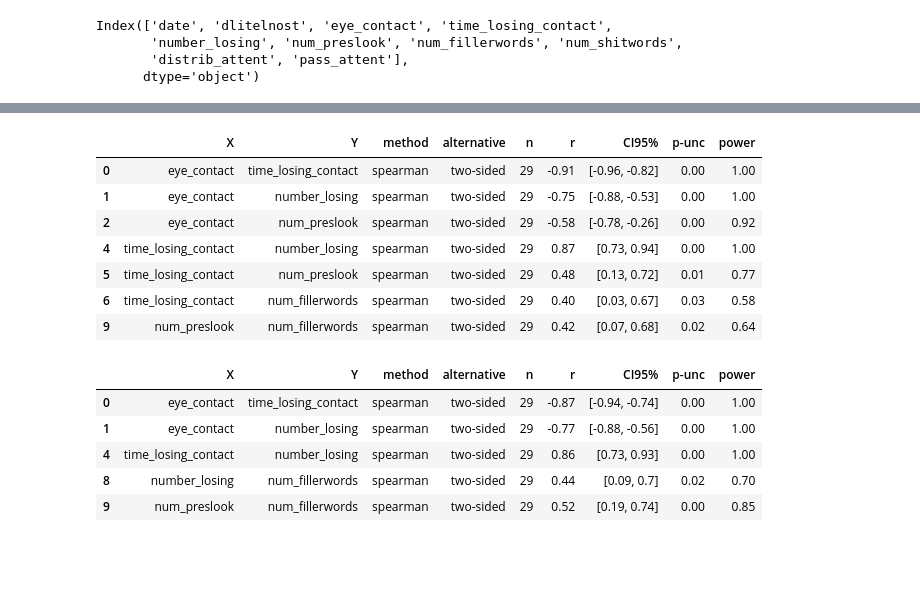
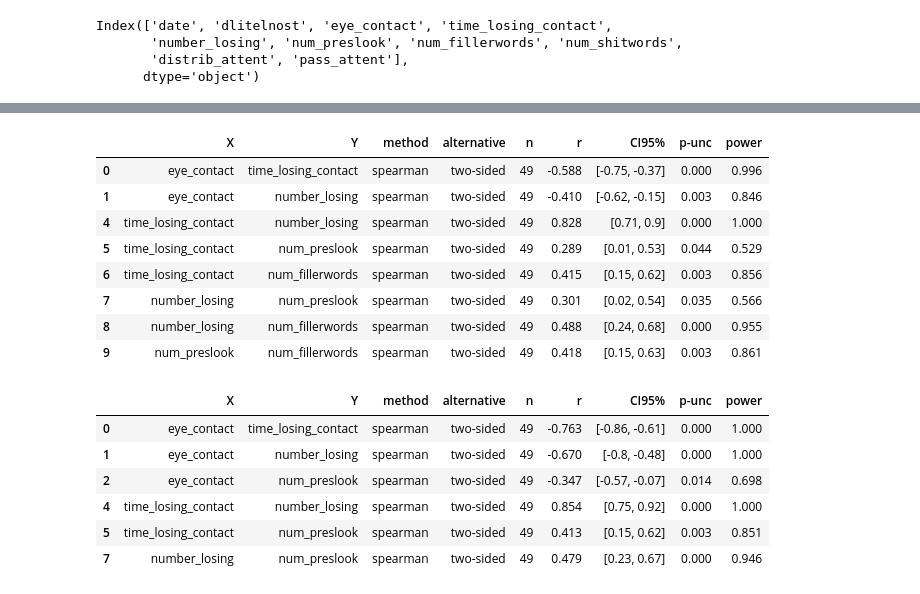
Before and after one commit to Aryunaa/Linguistics, a Jupyter notebook: vr_presentations/jan.ipynb, the cells around one changed output, grey strips where cells are left out. Saved outputs shown, nothing was run; the diff lists cells and outputs as text; code cells hidden in the pictures; blank space fills up the shorter version.

```diff
--- a/vr_presentations/jan.ipynb
+++ b/vr_presentations/jan.ipynb
@@ -53,2 +82,5 @@ lsk.head()
 # %%
-lsk.date = pd.to_datetime(lsk["date"], format="%d.%m.%y %H:%M")
+formati = '%d.%m.%y %H:%M'
+lsk.date = pd.to_datetime(lsk["date"], format=formati)
+#formati2 = '%'
+#lsk['dlitelnost']
@@ -54,0 +119,2 @@ lsk.date = pd.to_datetime(lsk["date"], format="%d.%m.%y %H:%M")
+# %%
+lsk = lsk[lsk['dlitelnost_secs']>25]
@@ -55,6 +127,7 @@ lsk.date = pd.to_datetime(lsk["date"], format="%d.%m.%y %H:%M")
 # %%
 lsk['eye_contact'] = lsk['eye_contact'].str.replace('%', '', regex=True)
 # %%
+lsk["eye_contact"] = lsk["eye_contact"].fillna(0)
 lsk["eye_contact"] = lsk["eye_contact"].astype(int)
 # %%
 lsk = lsk[['fam', 'name', 'date',
@@ -93,6 +166,8 @@ lsk['distrib_attent'] = lsk['distrib_attent'].apply(categ)
 # %%
 lsk.groupby(['pass_attent']).count()
 lsk['pass_attent'] = lsk['pass_attent'].apply(categ2)
+# %%
+lsk = lsk.fillna(0)
 # %%
 df2 = lsk.sort_values(['fam', 'name', 'date'],
               ascending = [True, True, True])
@@ -193,12 +270,13 @@ pg.ttest(x,y)
 # %%
-corrs2 = pg.pairwise_corr(num2, method='spearman').round(2)
+corrs2 = pg.pairwise_corr(num2, method='spearman').round(3)
 corrs2[corrs2['p-unc']<0.05]
 # %% [output]
 |  | X | Y | method | alternative | n | r | CI95% | p-unc | power |
-| 0 | eye_contact | time_losing_contact | spearman | two-sided | 29 | -0.91 | [-0.96, -0.82] | 0.00 | 1.00 |
-| 1 | eye_contact | number_losing | spearman | two-sided | 29 | -0.75 | [-0.88, -0.53] | 0.00 | 1.00 |
-| 2 | eye_contact | num_preslook | spearman | two-sided | 29 | -0.58 | [-0.78, -0.26] | 0.00 | 0.92 |
-| 4 | time_losing_contact | number_losing | spearman | two-sided | 29 | 0.87 | [0.73, 0.94] | 0.00 | 1.00 |
-| 5 | time_losing_contact | num_preslook | spearman | two-sided | 29 | 0.48 | [0.13, 0.72] | 0.01 | 0.77 |
-| 6 | time_losing_contact | num_fillerwords | spearman | two-sided | 29 | 0.40 | [0.03, 0.67] | 0.03 | 0.58 |
-| 9 | num_preslook | num_fillerwords | spearman | two-sided | 29 | 0.42 | [0.07, 0.68] | 0.02 | 0.64 |
+| 0 | eye_contact | time_losing_contact | spearman | two-sided | 49 | -0.588 | [-0.75, -0.37] | 0.000 | 0.996 |
+| 1 | eye_contact | number_losing | spearman | two-sided | 49 | -0.410 | [-0.62, -0.15] | 0.003 | 0.846 |
+| 4 | time_losing_contact | number_losing | spearman | two-sided | 49 | 0.828 | [0.71, 0.9] | 0.000 | 1.000 |
+| 5 | time_losing_contact | num_preslook | spearman | two-sided | 49 | 0.289 | [0.01, 0.53] | 0.044 | 0.529 |
+| 6 | time_losing_contact | num_fillerwords | spearman | two-sided | 49 | 0.415 | [0.15, 0.62] | 0.003 | 0.856 |
+| 7 | number_losing | num_preslook | spearman | two-sided | 49 | 0.301 | [0.02, 0.54] | 0.035 | 0.566 |
+| 8 | number_losing | num_fillerwords | spearman | two-sided | 49 | 0.488 | [0.24, 0.68] | 0.000 | 0.955 |
+| 9 | num_preslook | num_fillerwords | spearman | two-sided | 49 | 0.418 | [0.15, 0.63] | 0.003 | 0.861 |
@@ -208,10 +283,11 @@ corrs2.to_csv('corrtable2.tsv', sep = '\t', index = False)
 # %%
-corrs1 = pg.pairwise_corr(num1, method='spearman').round(2)
+corrs1 = pg.pairwise_corr(num1, method='spearman').round(3)
 corrs1[corrs1['p-unc']<0.05]
 # %% [output]
 |  | X | Y | method | alternative | n | r | CI95% | p-unc | power |
-| 0 | eye_contact | time_losing_contact | spearman | two-sided | 29 | -0.87 | [-0.94, -0.74] | 0.00 | 1.00 |
-| 1 | eye_contact | number_losing | spearman | two-sided | 29 | -0.77 | [-0.88, -0.56] | 0.00 | 1.00 |
-| 4 | time_losing_contact | number_losing | spearman | two-sided | 29 | 0.86 | [0.73, 0.93] | 0.00 | 1.00 |
-| 8 | number_losing | num_fillerwords | spearman | two-sided | 29 | 0.44 | [0.09, 0.7] | 0.02 | 0.70 |
-| 9 | num_preslook | num_fillerwords | spearman | two-sided | 29 | 0.52 | [0.19, 0.74] | 0.00 | 0.85 |
+| 0 | eye_contact | time_losing_contact | spearman | two-sided | 49 | -0.763 | [-0.86, -0.61] | 0.000 | 1.000 |
+| 1 | eye_contact | number_losing | spearman | two-sided | 49 | -0.670 | [-0.8, -0.48] | 0.000 | 1.000 |
+| 2 | eye_contact | num_preslook | spearman | two-sided | 49 | -0.347 | [-0.57, -0.07] | 0.014 | 0.698 |
+| 4 | time_losing_contact | number_losing | spearman | two-sided | 49 | 0.854 | [0.75, 0.92] | 0.000 | 1.000 |
+| 5 | time_losing_contact | num_preslook | spearman | two-sided | 49 | 0.413 | [0.15, 0.62] | 0.003 | 0.851 |
+| 7 | number_losing | num_preslook | spearman | two-sided | 49 | 0.479 | [0.23, 0.67] | 0.000 | 0.946 |
```
Also changed, not shown: parts of 30 cells of this notebook, 6 other files.
